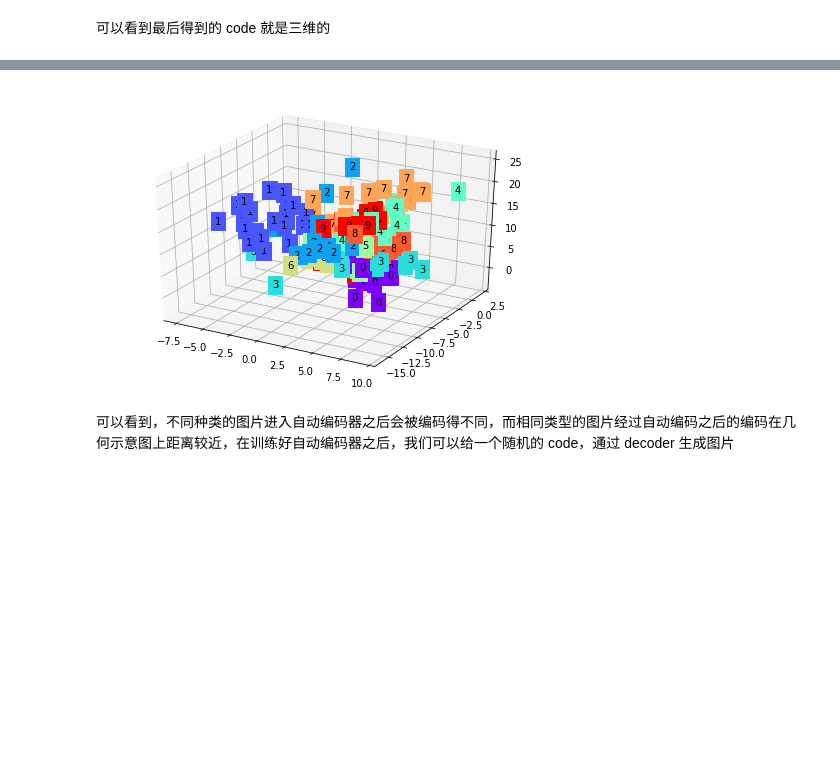
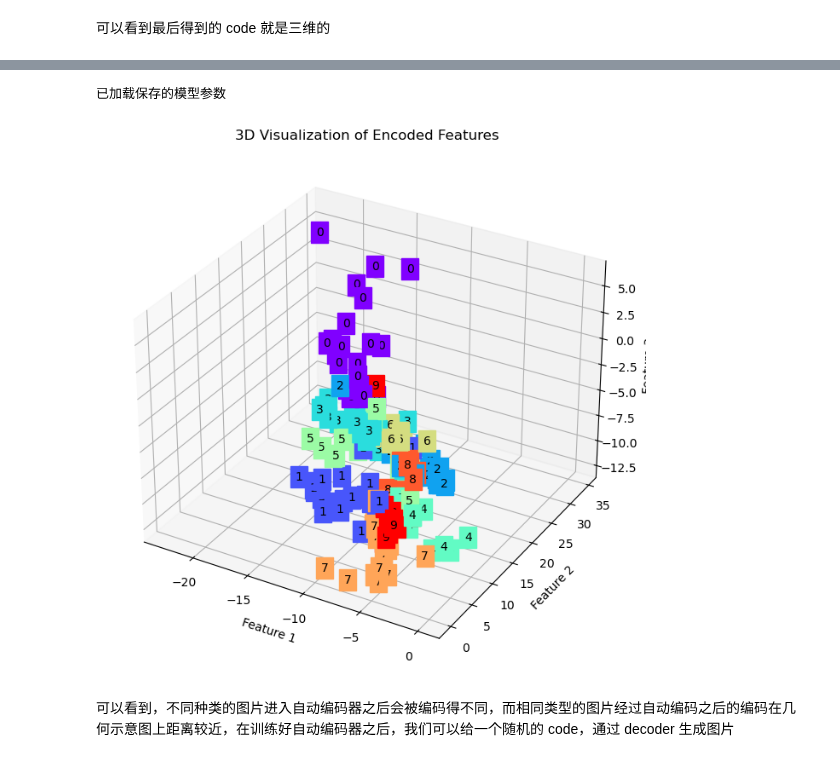
Before and after one commit to bushuhui/machinelearning_notebook, a Jupyter notebook: 7_deep_learning/3_GAN/autoencoder.ipynb, the cells around one changed output, grey strips where cells are left out. Drawn from its saved outputs; the diff is of its cells as text; code cells hidden in the pictures; blank space fills up the shorter version.

Commit message:
Improve code for autoencoder

```diff
--- a/7_deep_learning/3_GAN/autoencoder.ipynb
+++ b/7_deep_learning/3_GAN/autoencoder.ipynb
@@ -29,11 +33,14 @@ from torchvision.utils import save_image
 # %%
 im_tfs = tfs.Compose([
     tfs.ToTensor(),
-    tfs.Normalize([0.5, 0.5, 0.5], [0.5, 0.5, 0.5]) # 标准化
+    tfs.Normalize([0.5], [0.5]) # 标准化
 ])
 
-train_set = MNIST('./mnist', transform=im_tfs, download=True )
-train_data = DataLoader(train_set, batch_size=128, shuffle=True)
+train_set = mnist.MNIST('../../data/mnist', transform=im_tfs, download=True)
+# 启用 pin_memory 和多进程加载以加速数据传输
+train_data = DataLoader(train_set, batch_size=128, shuffle=True,
+                        pin_memory=True if torch.cuda.is_available() else False,
+                        num_workers=2)
 # %%
 # 定义网络
 class autoencoder(nn.Module):
@@ -68,8 +75,8 @@ class autoencoder(nn.Module):
 # %% [markdown]
 这里定义的编码器和解码器都是 4 层神经网络作为模型，中间使用 relu 激活函数，最后输出的 code 是三维，注意解码器最后我们使用 tanh 作为激活函数，因为输入图片标准化在 -1 ~ 1 之间，所以输出也要在 -1 ~ 1 这个范围内，最后我们可以验证一下
 # %%
-net = autoencoder()
-x = Variable(torch.randn(1, 28*28)) # batch size 是 1
+net = autoencoder().to(device)  # 移动模型到GPU
+x = Variable(torch.randn(1, 28*28)).to(device)  # batch size 是 1，数据也移到GPU
 code, _ = net(x)
 print(code.shape)
 # %% [output]
@@ -125,28 +148,47 @@ epoch: 100, Loss: 92.2142
+# %%
+# 如果已经训练过模型,可以直接加载模型参数进行可视化
+# 取消下面的注释来加载已保存的模型
+net = autoencoder().to(device)
+net.load_state_dict(torch.load('./simple_autoencoder/autoencoder_model.pth', map_location=device, weights_only=True))
+net.eval()
+print('已加载保存的模型参数')
+# %% [output]
+已加载保存的模型参数
 # %%
 import matplotlib.pyplot as plt
 from matplotlib import cm
 from mpl_toolkits.mplot3d import Axes3D
 %matplotlib inline
 
 # 可视化结果
-view_data = Variable((train_set.train_data[:200].type(torch.FloatTensor).view(-1, 28*28) / 255. - 0.5) / 0.5)
+# 使用新的API: data 和 targets 替代 train_data 和 train_labels
+view_data = Variable((train_set.data[:200].type(torch.FloatTensor).view(-1, 28*28) / 255. - 0.5) / 0.5).to(device)
 encode, _ = net(view_data)    # 提取压缩的特征值
-fig = plt.figure(2)
-ax = Axes3D(fig)    # 3D 图
+
+# 创建3D图 - 使用新的matplotlib API
+fig = plt.figure(figsize=(10, 8))
+ax = fig.add_subplot(111, projection='3d')  # 新版本推荐的创建3D坐标轴方式
+
 # x, y, z 的数据值
-X = encode.data[:, 0].numpy()
-Y = encode.data[:, 1].numpy()
-Z = encode.data[:, 2].numpy()
-values = train_set.train_labels[:200].numpy()  # 标签值
+X = encode.cpu().data[:, 0].numpy()
+Y = encode.cpu().data[:, 1].numpy()
+Z = encode.cpu().data[:, 2].numpy()
+values = train_set.targets[:200].numpy()  # 标签值
+
 for x, y, z, s in zip(X, Y, Z, values):
     c = cm.rainbow(int(255*s/9))    # 上色
     ax.text(x, y, z, s, backgroundcolor=c)  # 标位子
+
 ax.set_xlim(X.min(), X.max())
 ax.set_ylim(Y.min(), Y.max())
 ax.set_zlim(Z.min(), Z.max())
+ax.set_xlabel('Feature 1')
+ax.set_ylabel('Feature 2')
+ax.set_zlabel('Feature 3')
+ax.set_title('3D Visualization of Encoded Features')
 plt.show()
 # %% [output]
-[figure, old version]
+[figure, new version]
 # %% [markdown]
 可以看到，不同种类的图片进入自动编码器之后会被编码得不同，而相同类型的图片经过自动编码之后的编码在几何示意图上距离较近，在训练好自动编码器之后，我们可以给一个随机的 code，通过 decoder 生成图片
 # %%
```
Also changed, not shown: parts of 12 cells of this notebook, 8 other files.
